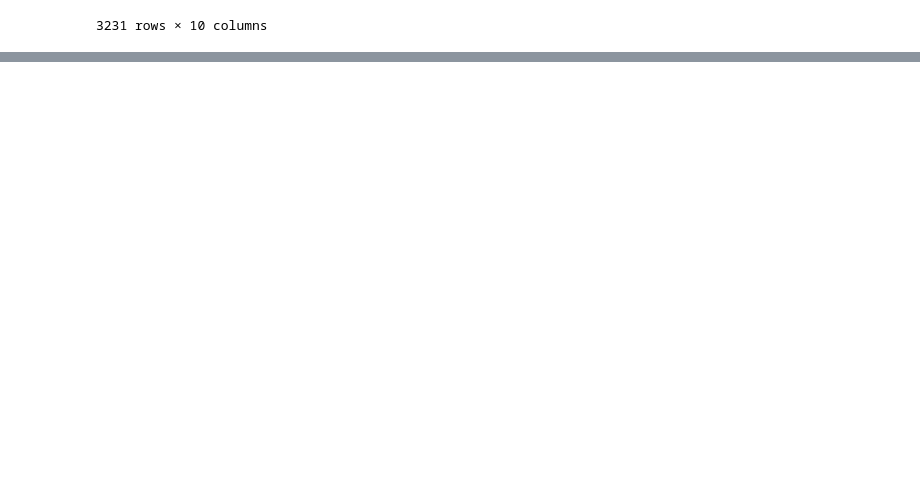
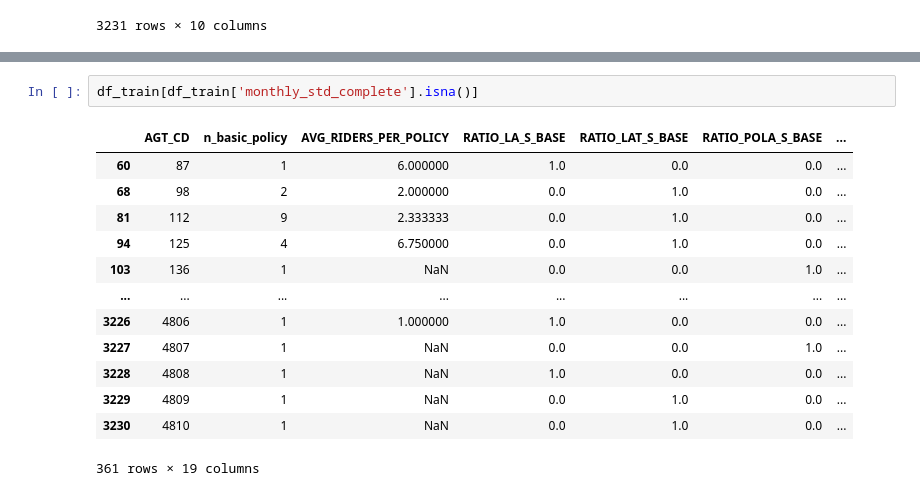
Before and after one commit to adleefuad/ds-assesment, a Jupyter notebook: analysis.ipynb, the cells around one changed output, grey strips where cells are left out. Cells and saved outputs as stored; diff of their text form; blank space fills up the shorter version.

```diff
--- a/analysis.ipynb
+++ b/analysis.ipynb
@@ -435,0 +611,16 @@ main_need_ratio
+# %%
+df_train[df_train['monthly_std_complete'].isna()]
+# %% [output]
+|  | AGT_CD | n_basic_policy | AVG_RIDERS_PER_POLICY | RATIO_LA_S_BASE | RATIO_LAT_S_BASE | RATIO_POLA_S_BASE | ... |
+| 60 | 87 | 1 | 6.000000 | 1.0 | 0.0 | 0.0 | ... |
+| 68 | 98 | 2 | 2.000000 | 0.0 | 1.0 | 0.0 | ... |
+| 81 | 112 | 9 | 2.333333 | 0.0 | 1.0 | 0.0 | ... |
+| 94 | 125 | 4 | 6.750000 | 0.0 | 1.0 | 0.0 | ... |
+| 103 | 136 | 1 | NaN | 0.0 | 0.0 | 1.0 | ... |
+| ... | ... | ... | ... | ... | ... | ... | ... |
+| 3226 | 4806 | 1 | 1.000000 | 1.0 | 0.0 | 0.0 | ... |
+| 3227 | 4807 | 1 | NaN | 0.0 | 0.0 | 1.0 | ... |
+| 3228 | 4808 | 1 | NaN | 1.0 | 0.0 | 0.0 | ... |
+| 3229 | 4809 | 1 | NaN | 0.0 | 1.0 | 0.0 | ... |
+| 3230 | 4810 | 1 | NaN | 0.0 | 1.0 | 0.0 | ... |
+361 rows × 19 columns
```
Also changed, not shown: parts of 27 cells of this notebook, 1 other file.
